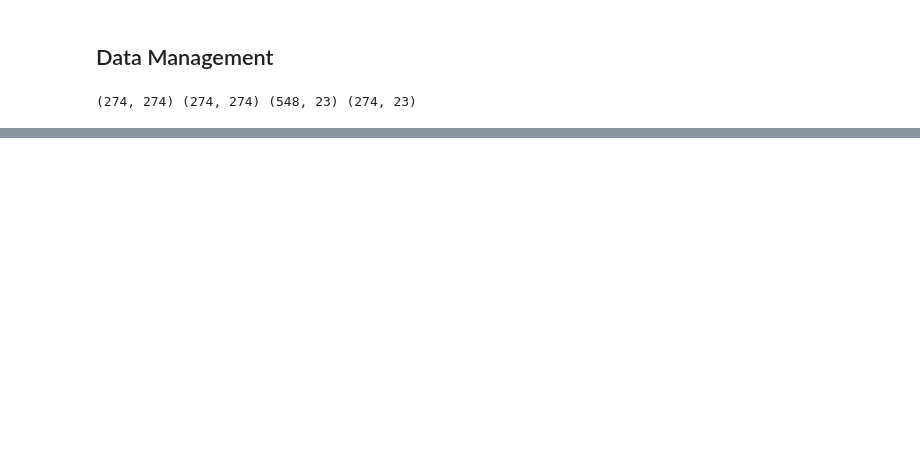
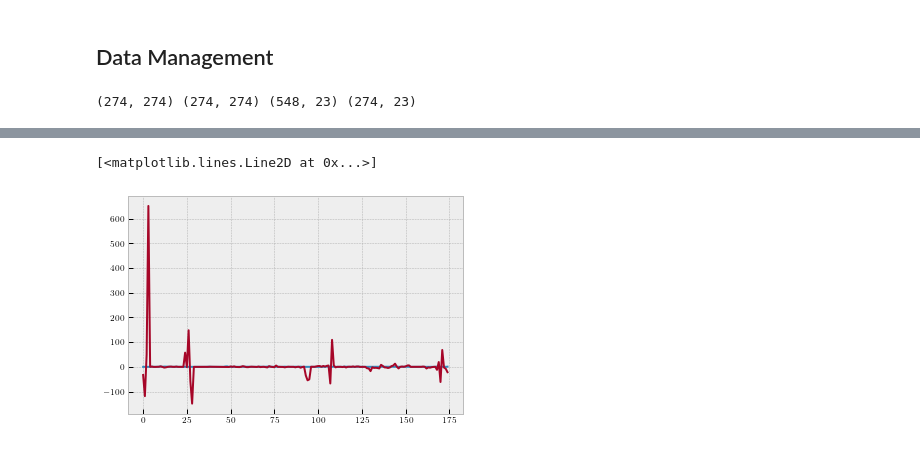
Before and after one commit to samtalki/PowerSensitivities.jl, a Jupyter notebook: py/ImplSMatrix.ipynb, the cells around one changed output, grey strips where cells are left out. Drawn from its saved outputs; the diff is of its cells as text; code cells hidden in the pictures; blank space fills up the shorter version.

```diff
--- a/py/ImplSMatrix.ipynb
+++ b/py/ImplSMatrix.ipynb
@@ -78,0 +107,6 @@ prob = mat_sens.mat_rec_problem_implicit(
+# %%
+plt.plot(dp[:,0][25:200])
+plt.plot((np.linalg.inv(svp[0])@dv[:,0])[25:200])
+# %% [output]
+[<matplotlib.lines.Line2D at 0x...>]
+[figure, added]
```
Also changed, not shown: parts of 5 cells of this notebook, 3 other files.
